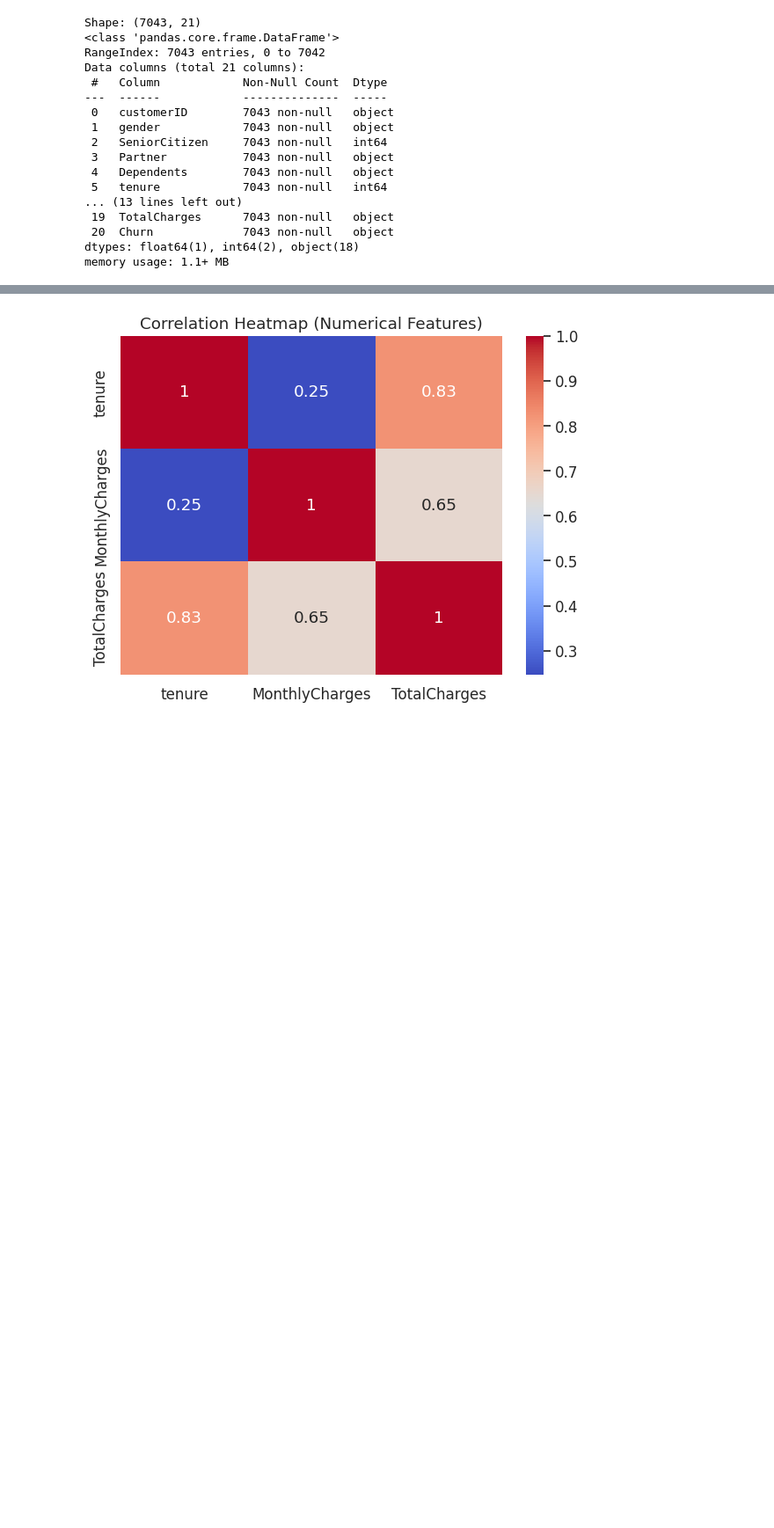
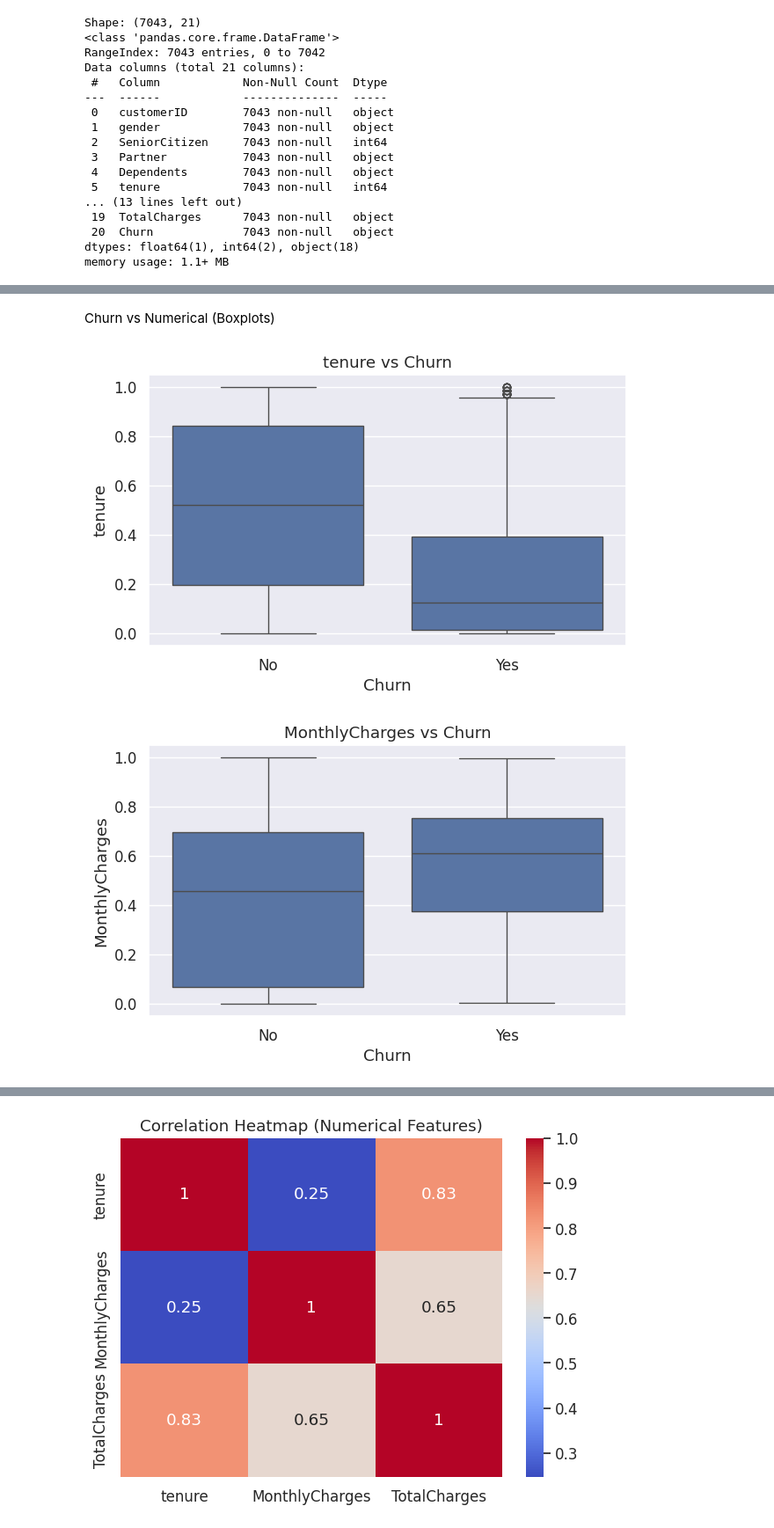
Before and after one commit to hamdhi-muhammad-24/ML_Cw, a Jupyter notebook: ML_Cw.ipynb, the cells around one changed output, grey strips where cells are left out. Shown: that part at 88% size. Drawn from its saved outputs; the diff is of its cells as text; code cells hidden in the pictures; blank space fills up the shorter version.

```diff
--- a/ML_Cw.ipynb
+++ b/ML_Cw.ipynb
@@ -153,0 +123,11 @@ NUMERICAL ANALYSIS
+# %% [markdown]
+Churn vs Numerical (Boxplots)
+# %%
+for col in ["tenure", "MonthlyCharges", "TotalCharges"]:
+    plt.figure(figsize=(7,4))
+    sns.boxplot(data=plot_df, x="Churn", y=col)
+    plt.title(f"{col} vs Churn")
+    plt.show()
+# %% [output]
+[figure, added]
+[figure, added]
```
Also changed, not shown: parts of 70 cells of this notebook.
